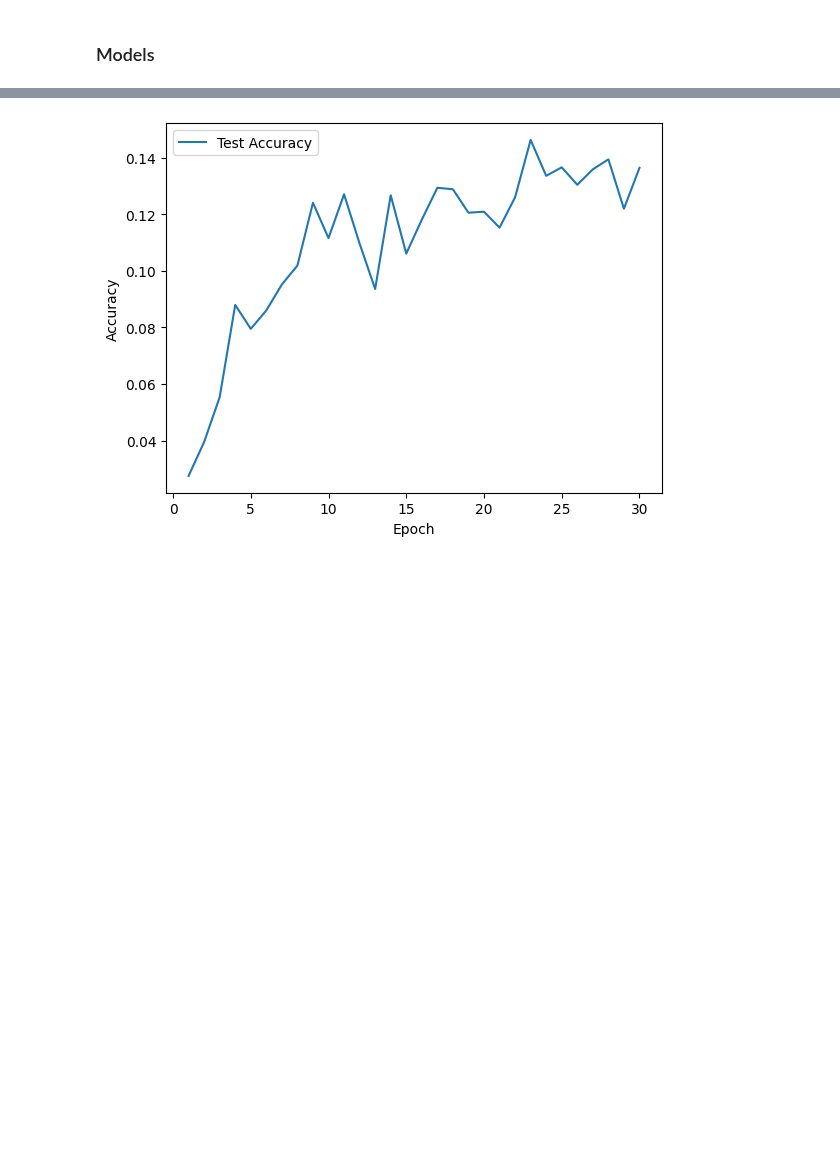
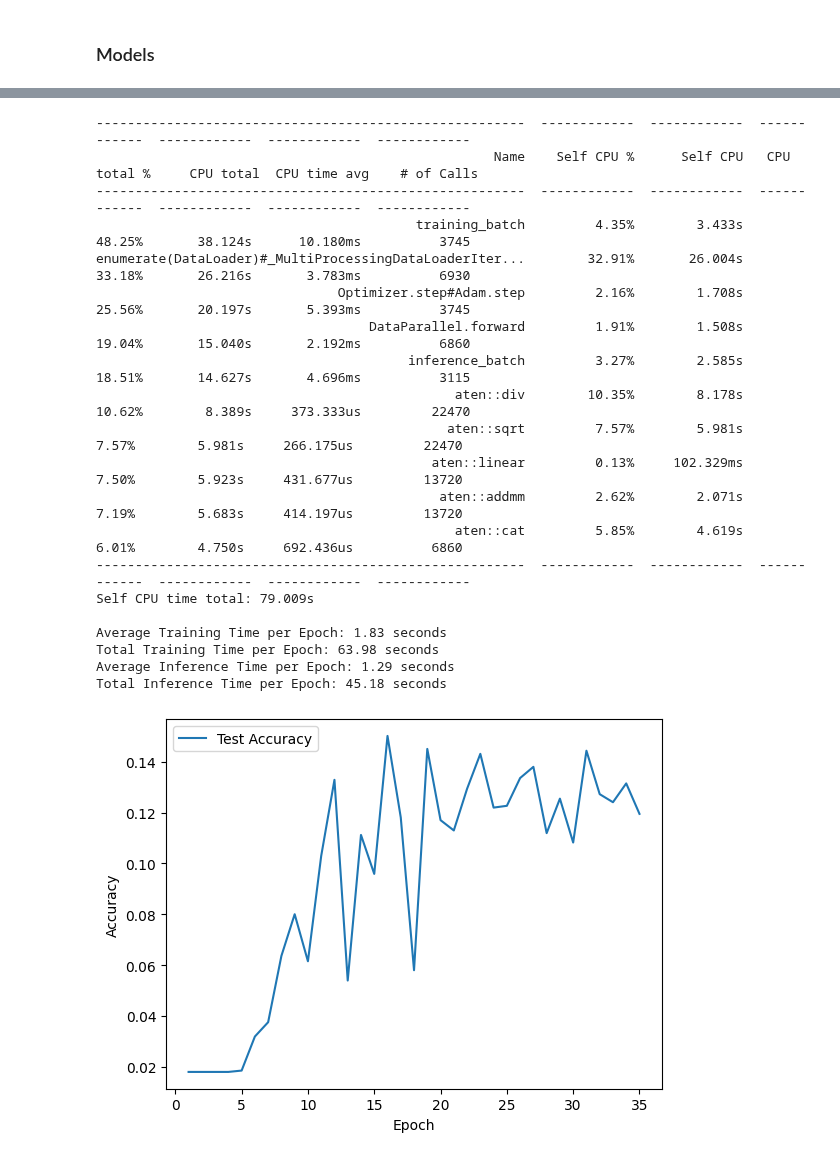
Before and after one commit to dsrestrepo/Foundational-Multimodal-Fusion-Benchmark, a Jupyter notebook: embed_model_daquar.ipynb, the cells around one changed output, grey strips where cells are left out. Cells and saved outputs as stored; diff of their text form; code cells hidden in the pictures; blank space fills up the shorter version.

```diff
--- a/embed_model_daquar.ipynb
+++ b/embed_model_daquar.ipynb
@@ -78,18 +78,16 @@ text_columns = [column for column in df.columns if 'text' in column] #[f'text_{i
 image_columns = [column for column in df.columns if 'image' in column] #[f'image_{i}']
 label_columns = 'answer'
 
-
 # Process and one-hot encode labels for training set
 train_labels, mlb, train_columns = process_labels(train_df, col=label_columns)
 test_labels = process_labels(test_df, col=label_columns, train_columns=train_columns)
-
 
 train_dataset = VQADataset(train_df, text_columns, image_columns, label_columns, mlb, train_columns)
 test_dataset = VQADataset(test_df, text_columns, image_columns, label_columns, mlb, train_columns)
 
 
-train_loader = DataLoader(train_dataset, batch_size=32, shuffle=True)
-test_loader = DataLoader(test_dataset, batch_size=32, shuffle=False)
+train_loader = DataLoader(train_dataset, batch_size=64, shuffle=True, num_workers=2)
+test_loader = DataLoader(test_dataset, batch_size=64, shuffle=False, num_workers=2)
 # %% [output]
 Train Shape: (6795, 4867)
 Test Shape: (5673, 4867)
@@ -103,6 +101,6 @@ multilabel = True
 # %%
 # Train early fusion model
 print("Training Early Fusion Model:")
-train_early_fusion(train_loader, test_loader, text_input_size, image_input_size, output_size, num_epochs=30, multilabel=multilabel)
+train_early_fusion(train_loader, test_loader, text_input_size, image_input_size, output_size, num_epochs=35, multilabel=multilabel, set_weights=False, adam=True)
 # %% [output]
 Training Early Fusion Model:
@@ -125,4 +128,24 @@ Epoch 30/30 - Test Accuracy: 0.1364
+-------------------------------------------------------  ------------  ------------  ------------  ------------  ------------  ------------
+                                                   Name    Self CPU %      Self CPU   CPU total %     CPU total  CPU time avg    # of Calls
+-------------------------------------------------------  ------------  ------------  ------------  ------------  ------------  ------------
+                                         training_batch         4.35%        3.433s        48.25%       38.124s      10.180ms          3745
+enumerate(DataLoader)#_MultiProcessingDataLoaderIter...        32.91%       26.004s        33.18%       26.216s       3.783ms          6930
+                               Optimizer.step#Adam.step         2.16%        1.708s        25.56%       20.197s       5.393ms          3745
+                                   DataParallel.forward         1.91%        1.508s        19.04%       15.040s       2.192ms          6860
+                                        inference_batch         3.27%        2.585s        18.51%       14.627s       4.696ms          3115
+                                              aten::div        10.35%        8.178s        10.62%        8.389s     373.333us         22470
+                                             aten::sqrt         7.57%        5.981s         7.57%        5.981s     266.175us         22470
+                                           aten::linear         0.13%     102.329ms         7.50%        5.923s     431.677us         13720
+                                            aten::addmm         2.62%        2.071s         7.19%        5.683s     414.197us         13720
+                                              aten::cat         5.85%        4.619s         6.01%        4.750s     692.436us          6860
+-------------------------------------------------------  ------------  ------------  ------------  ------------  ------------  ------------
+Self CPU time total: 79.009s
+
+Average Training Time per Epoch: 1.83 seconds
+Total Training Time per Epoch: 63.98 seconds
+Average Inference Time per Epoch: 1.29 seconds
+Total Inference Time per Epoch: 45.18 seconds
-[figure, old version]
+[figure, new version]
 # %%
 # Train late fusion model
 print("Training Late Fusion Model:")
```
Also changed, not shown: parts of 3 cells of this notebook, 7 other files.
